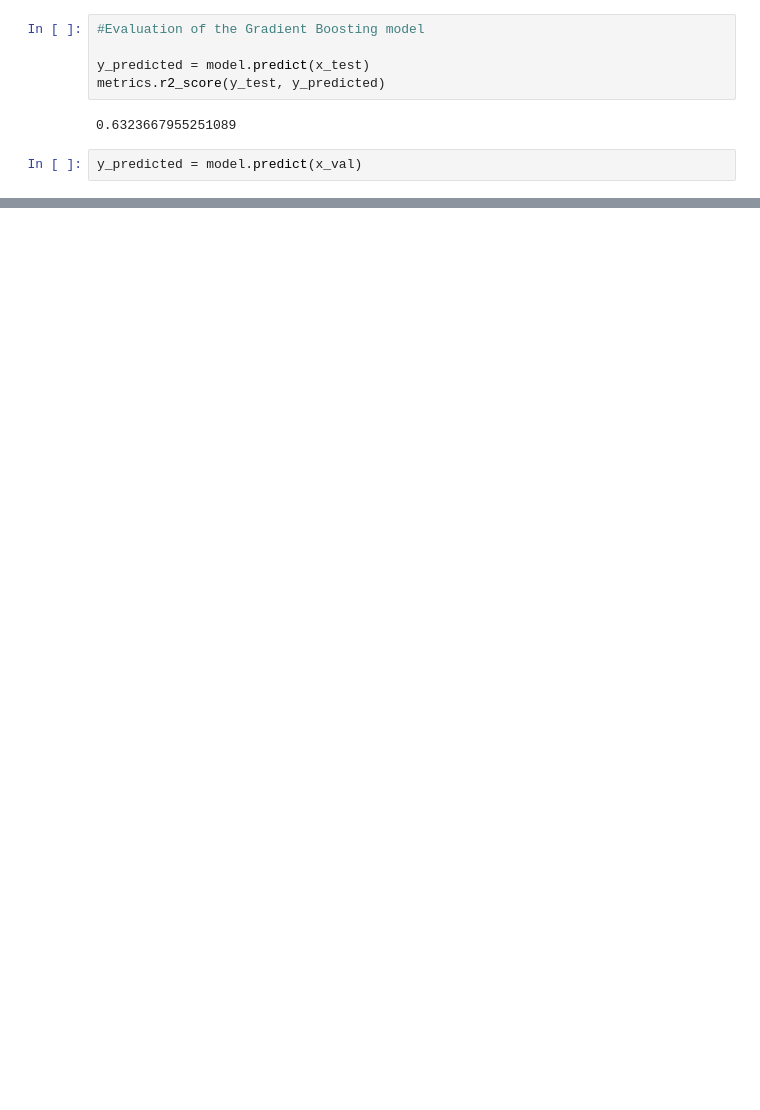
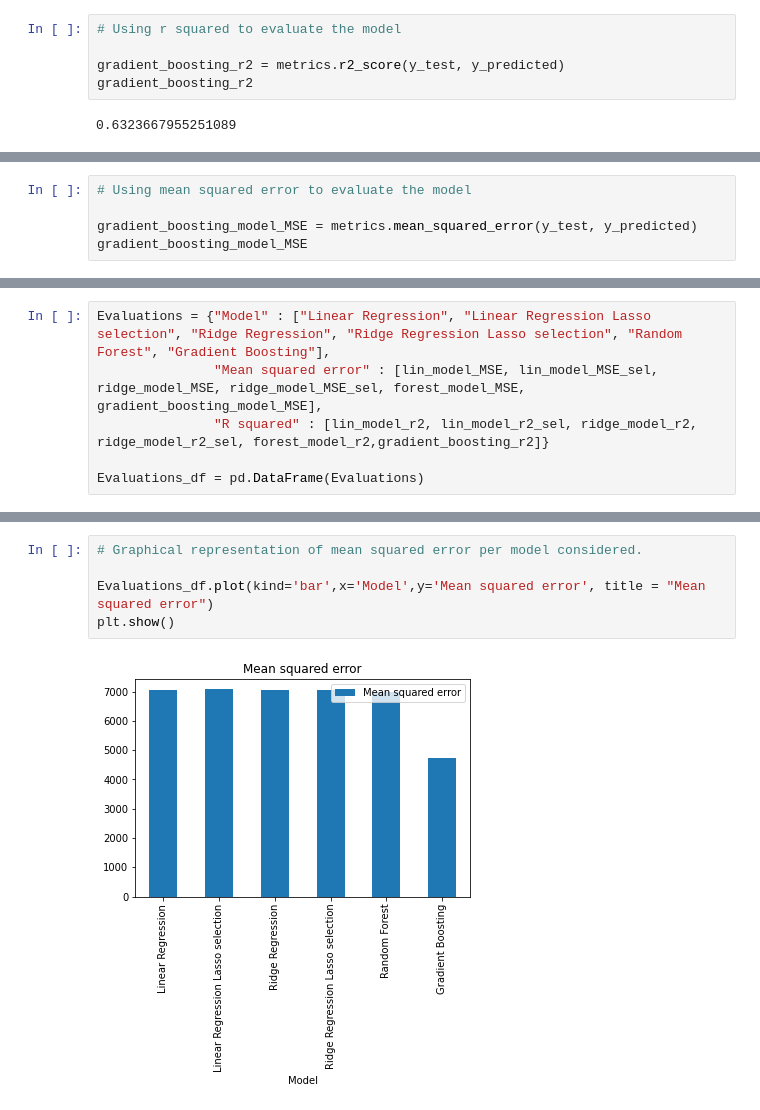
Before and after one commit to MarkoMikulic/ML_Project, a Jupyter notebook: 01 Main file.ipynb, the cells around one changed output, grey strips where cells are left out. Drawn from its saved outputs; the diff is of its cells as text; blank space fills up the shorter version.

```diff
--- a/01 Main file.ipynb
+++ b/01 Main file.ipynb
@@ -680,9 +654,7 @@ print(r2)
 # %%
-#Evaluation of the Gradient Boosting model
+# Using r squared to evaluate the model
 
-y_predicted = model.predict(x_test)
-metrics.r2_score(y_test, y_predicted)
+gradient_boosting_r2 = metrics.r2_score(y_test, y_predicted)
+gradient_boosting_r2
 # %% [output]
 0.6323667955251089
-# %%
-y_predicted = model.predict(x_val)
@@ -693,0 +661,5 @@ GradientBoostingRegressor(max_depth=6, n_estimators=1000, random_state=7)
+# %%
+# Using mean squared error to evaluate the model
+
+gradient_boosting_model_MSE = metrics.mean_squared_error(y_test, y_predicted)
+gradient_boosting_model_MSE
@@ -693,0 +670,6 @@ GradientBoostingRegressor(max_depth=6, n_estimators=1000, random_state=7)
+# %%
+Evaluations = {"Model" : ["Linear Regression", "Linear Regression Lasso selection", "Ridge Regression", "Ridge Regression Lasso selection", "Random Forest", "Gradient Boosting"],
+               "Mean squared error" : [lin_model_MSE, lin_model_MSE_sel, ridge_model_MSE, ridge_model_MSE_sel, forest_model_MSE, gradient_boosting_model_MSE],
+               "R squared" : [lin_model_r2, lin_model_r2_sel, ridge_model_r2, ridge_model_r2_sel, forest_model_r2,gradient_boosting_r2]}
+
+Evaluations_df = pd.DataFrame(Evaluations)
@@ -693,0 +688,7 @@ GradientBoostingRegressor(max_depth=6, n_estimators=1000, random_state=7)
+# %%
+# Graphical representation of mean squared error per model considered.
+
+Evaluations_df.plot(kind='bar',x='Model',y='Mean squared error', title = "Mean squared error")
+plt.show()
+# %% [output]
+[figure, added]
```
Also changed, not shown: parts of 60 cells of this notebook.
